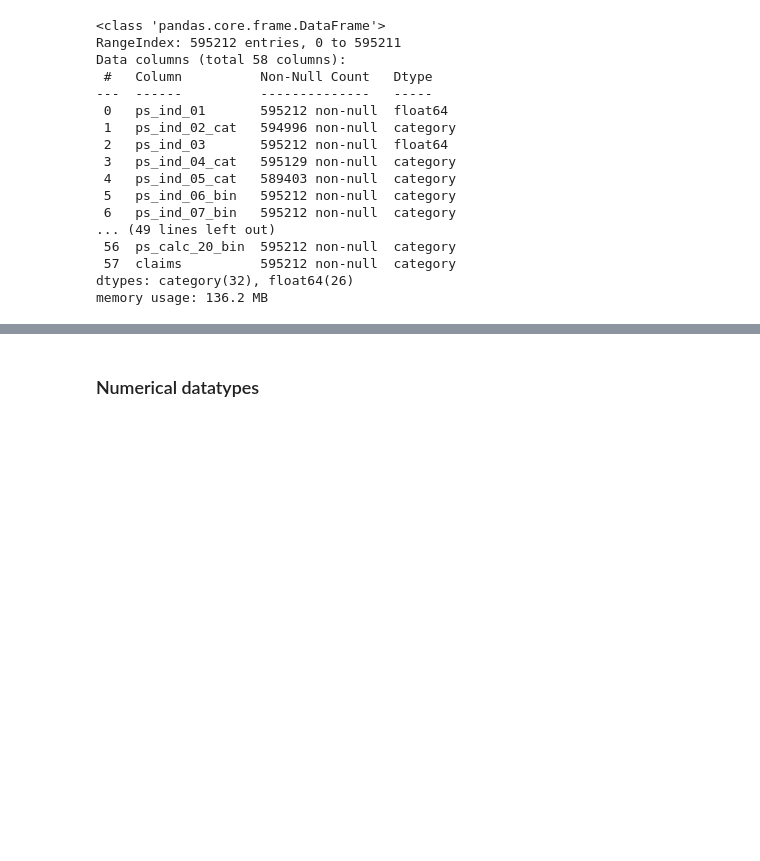
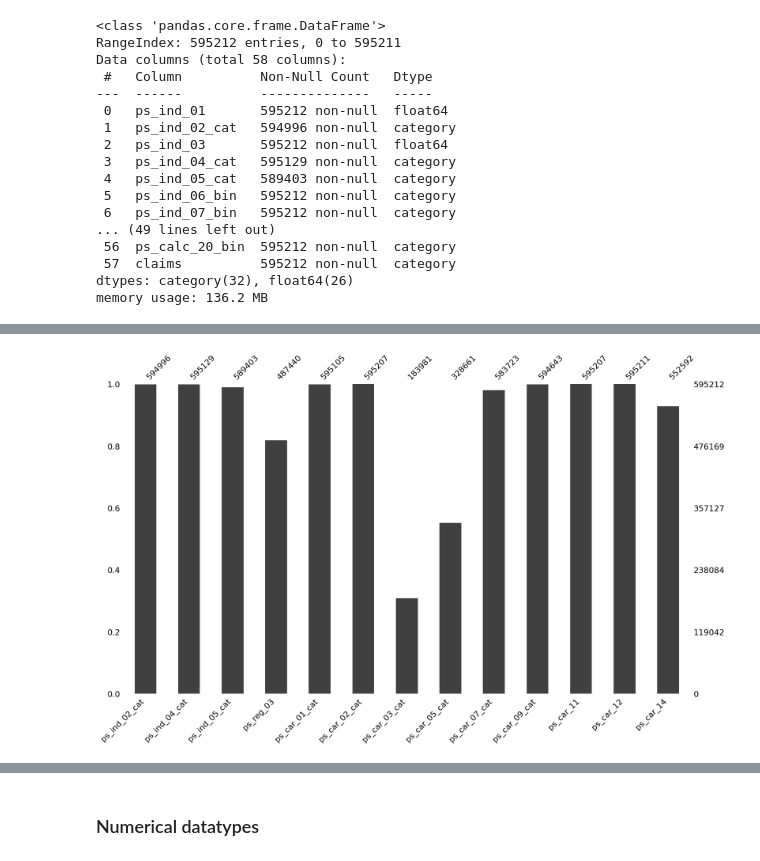
Before and after one commit to knirpsgraph/ada_portoSeguro, a Jupyter notebook: EDA_Charlotte.ipynb, the cells around one changed output, grey strips where cells are left out. Saved outputs shown, nothing was run; the diff lists cells and outputs as text; code cells hidden in the pictures; blank space fills up the shorter version.

```diff
--- a/EDA_Charlotte.ipynb
+++ b/EDA_Charlotte.ipynb
@@ -90,0 +127,11 @@ Predict whether a driver will initiate an auto insurance claim in the next year.
+# %%
+# visualize how many data are missing
+import missingno as msno
+missing_value_columns = df.columns[df.isnull().any()].tolist()
+df_missing = df[missing_value_columns]
+msno.bar(df_missing,
+         figsize=(20,11),
+         labels=True,
+         color=(0.25, 0.25, 0.25));
+# %% [output]
+[figure, added]
```
Also changed, not shown: parts of 24 cells of this notebook.
